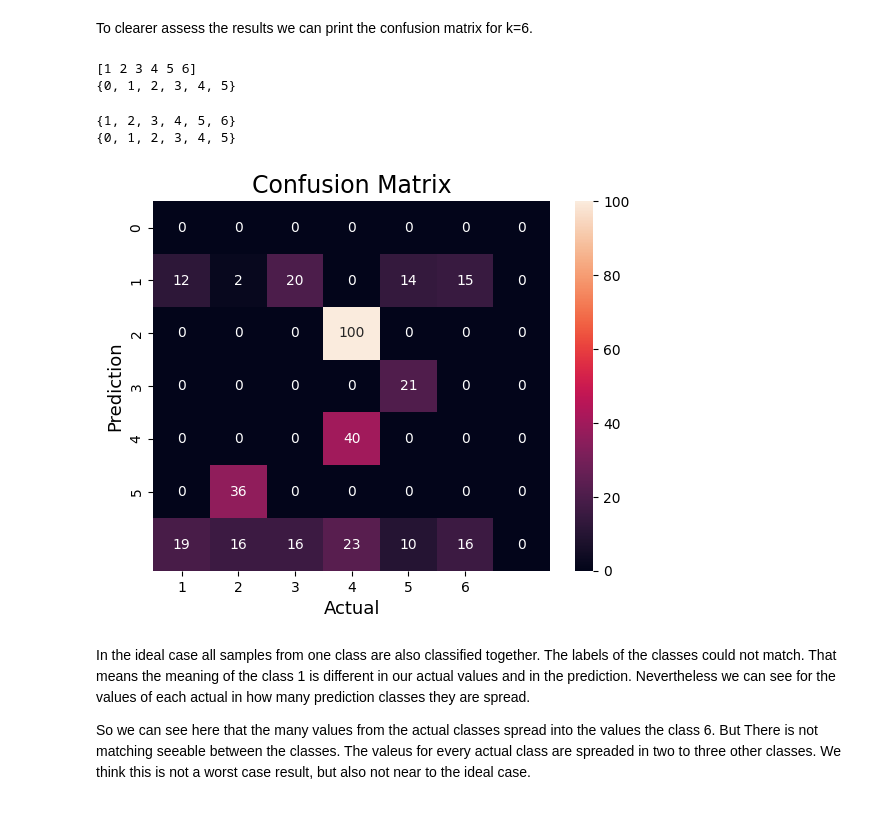
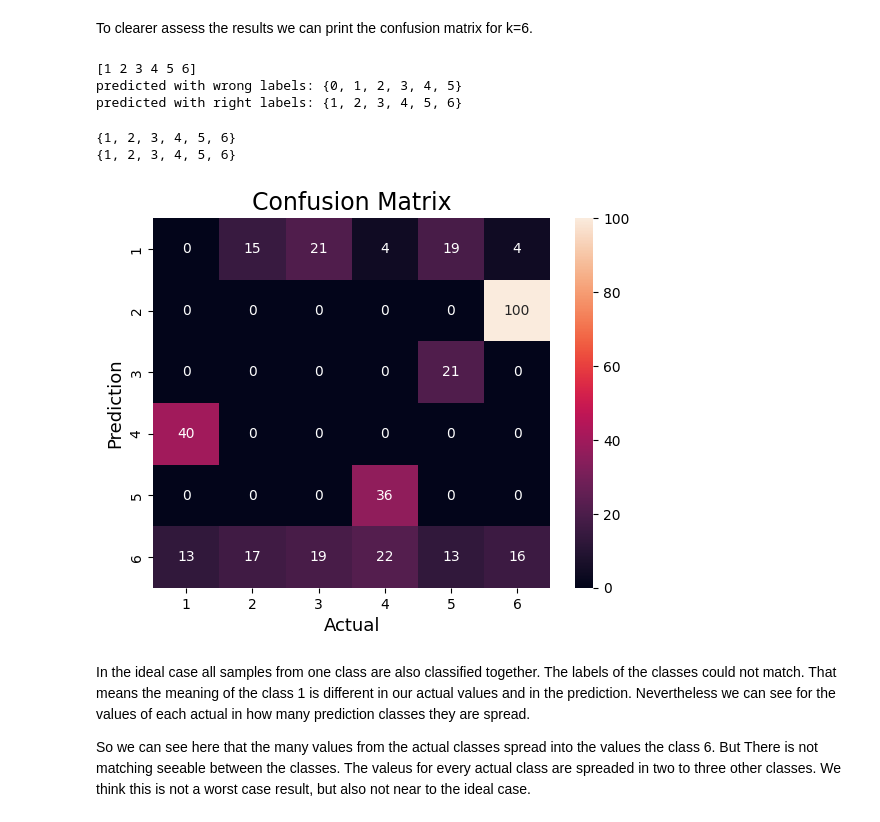
Before and after one commit to SavasKoeklu/NEC_A3, a Jupyter notebook: k-mean.ipynb, the cells around one changed output. Saved outputs shown, nothing was run; the diff lists cells and outputs as text; code cells hidden in the pictures.

Commit message:
k-means executed again

```diff
--- a/k-mean.ipynb
+++ b/k-mean.ipynb
@@ -112,19 +112,17 @@ k_means.fit(x)
 actual = list(df["class"])
 predicted = k_means.labels_
 print(df["class"].sort_values().unique())
-print(set(predicted))
+print(f"predicted with wrong labels: {set(predicted)}")
+
+for i in range(len(predicted)):
+    predicted[i] = predicted[i] + 1
+print(f"predicted with right labels: {set(predicted)}")
 # %% [output]
 [1 2 3 4 5 6]
-{0, 1, 2, 3, 4, 5}
+predicted with wrong labels: {0, 1, 2, 3, 4, 5}
+predicted with right labels: {1, 2, 3, 4, 5, 6}
 # %%
-def plot_confusion_matrix_for_specifick(x,y,k):
-    k_means = KMeans(n_clusters=k)
-    k_means.fit(x)
-
-    actual = list(y[y.columns[0]])
-    predicted = k_means.labels_
-
-
+def plot_confusion_matrix_for_specifick(actual,predicted):
 
 
     #compute the confusion matrix.
@@ -136,18 +134,18 @@ def plot_confusion_matrix_for_specifick(x,y,k):
     sns.heatmap(cm,
                 annot=True,
                 fmt='g',
-                xticklabels=y[y.columns[0]].sort_values().unique(),
+                xticklabels=list(set(actual)),
                 yticklabels=list(set(predicted)))
     plt.ylabel('Prediction',fontsize=13)
     plt.xlabel('Actual',fontsize=13)
     plt.title('Confusion Matrix',fontsize=17)
     plt.show()
-# %%
-plot_confusion_matrix_for_specifick(x,y,6)
-# %% [output]
-{1, 2, 3, 4, 5, 6}
-{0, 1, 2, 3, 4, 5}
-[figure, removed]
+# %%
+plot_confusion_matrix_for_specifick(actual,predicted)
+# %% [output]
+{1, 2, 3, 4, 5, 6}
+{1, 2, 3, 4, 5, 6}
+[figure, added]
 # %% [markdown]
 In the ideal case all samples from one class are also classified together. The labels of the classes could not match. That means the meaning of the class 1 is different in our actual values and in the prediction. Nevertheless we can see for the values of each actual in how many prediction classes they are spread.
 
```
Also changed, not shown: parts of 9 cells of this notebook.
